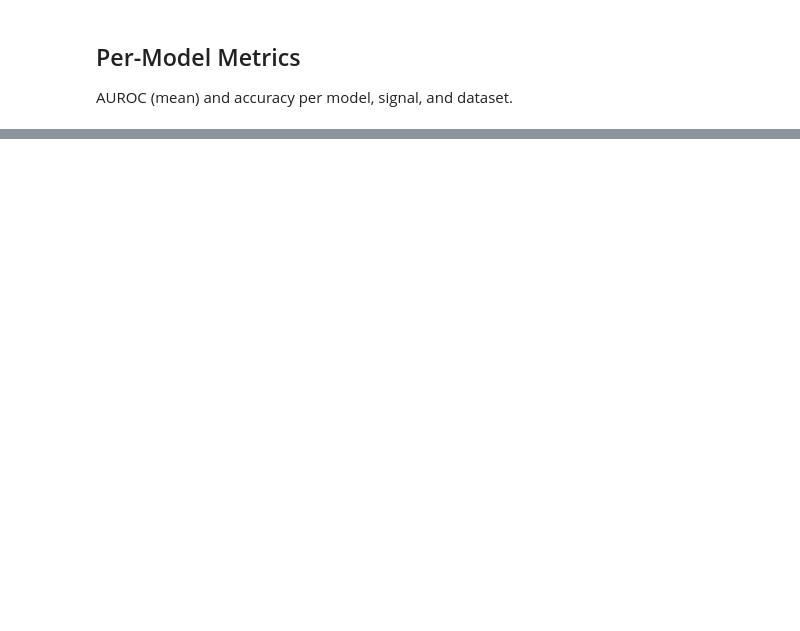
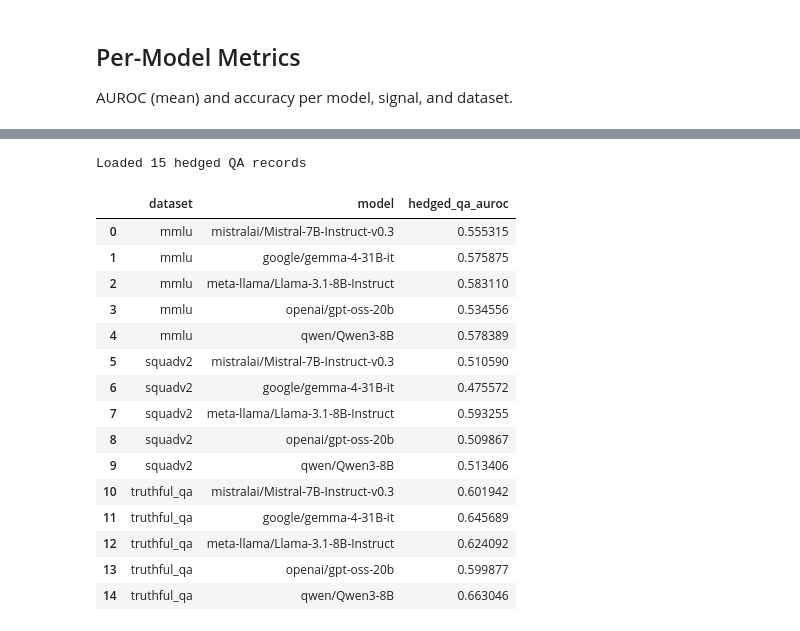
Before and after one commit to Ivan-Yeh/lm-confidence-evaluation-harness, a Jupyter notebook: paper_materials/tab_signal_auroc.ipynb, the cells around one changed output, grey strips where cells are left out. Saved outputs shown, nothing was run; the diff lists cells and outputs as text; code cells hidden in the pictures; blank space fills up the shorter version.

```diff
--- a/paper_materials/tab_signal_auroc.ipynb
+++ b/paper_materials/tab_signal_auroc.ipynb
@@ -284,0 +337,52 @@ per_model_df.round(3)
+# %%
+hedged_records = []
+for dataset in DATASETS:
+    hqa_path = os.path.join(COMMON_DIR, 'results', dataset, 'hedged_qa_unified_lc')
+    if not os.path.isdir(hqa_path):
+        continue
+    for org in os.listdir(hqa_path):
+        org_path = os.path.join(hqa_path, org)
+        if not os.path.isdir(org_path):
+            continue
+        for model in os.listdir(org_path):
+            if model in EXCLUDE_MODELS:
+                continue
+            model_path = os.path.join(org_path, model)
+            if not os.path.isdir(model_path):
+                continue
+            leaf = _get_latest_leaf(model_path)
+            if leaf is None:
+                continue
+            try:
+                df_h = pd.read_csv(os.path.join(leaf, 'eval_metrics.csv'))
+            except Exception:
+                continue
+            if 'AUROC_point_mass' not in df_h.columns:
+                continue
+            hedged_records.append({
+                'dataset': dataset,
+                'model': f'{org}/{model}',
+                'hedged_qa_auroc': df_h['AUROC_point_mass'].mean(),
+            })
+
+df_hedged = pd.DataFrame(hedged_records)
+print(f'Loaded {len(df_hedged)} hedged QA records')
+df_hedged
+# %% [output]
+Loaded 15 hedged QA records
+|  | dataset | model | hedged_qa_auroc |
+| 0 | mmlu | mistralai/Mistral-7B-Instruct-v0.3 | 0.555315 |
+| 1 | mmlu | google/gemma-4-31B-it | 0.575875 |
+| 2 | mmlu | meta-llama/Llama-3.1-8B-Instruct | 0.583110 |
+| 3 | mmlu | openai/gpt-oss-20b | 0.534556 |
+| 4 | mmlu | qwen/Qwen3-8B | 0.578389 |
+| 5 | squadv2 | mistralai/Mistral-7B-Instruct-v0.3 | 0.510590 |
+| 6 | squadv2 | google/gemma-4-31B-it | 0.475572 |
+| 7 | squadv2 | meta-llama/Llama-3.1-8B-Instruct | 0.593255 |
+| 8 | squadv2 | openai/gpt-oss-20b | 0.509867 |
+| 9 | squadv2 | qwen/Qwen3-8B | 0.513406 |
+| 10 | truthful_qa | mistralai/Mistral-7B-Instruct-v0.3 | 0.601942 |
+| 11 | truthful_qa | google/gemma-4-31B-it | 0.645689 |
+| 12 | truthful_qa | meta-llama/Llama-3.1-8B-Instruct | 0.624092 |
+| 13 | truthful_qa | openai/gpt-oss-20b | 0.599877 |
+| 14 | truthful_qa | qwen/Qwen3-8B | 0.663046 |
```
Also changed, not shown: parts of 6 cells of this notebook, 6 other files.
